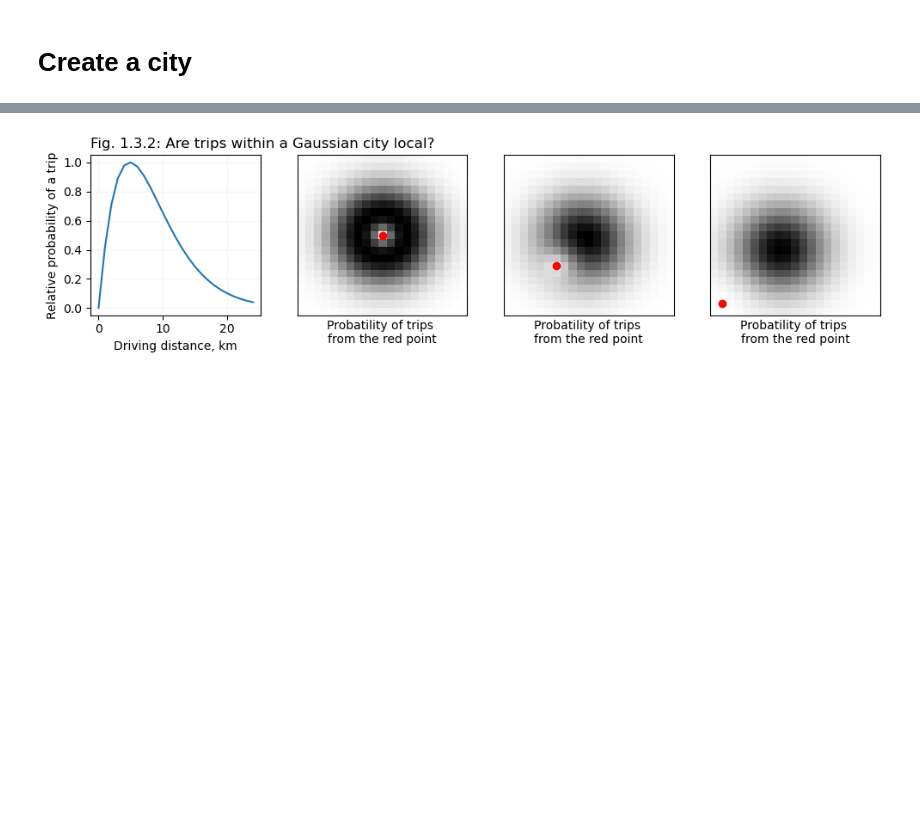
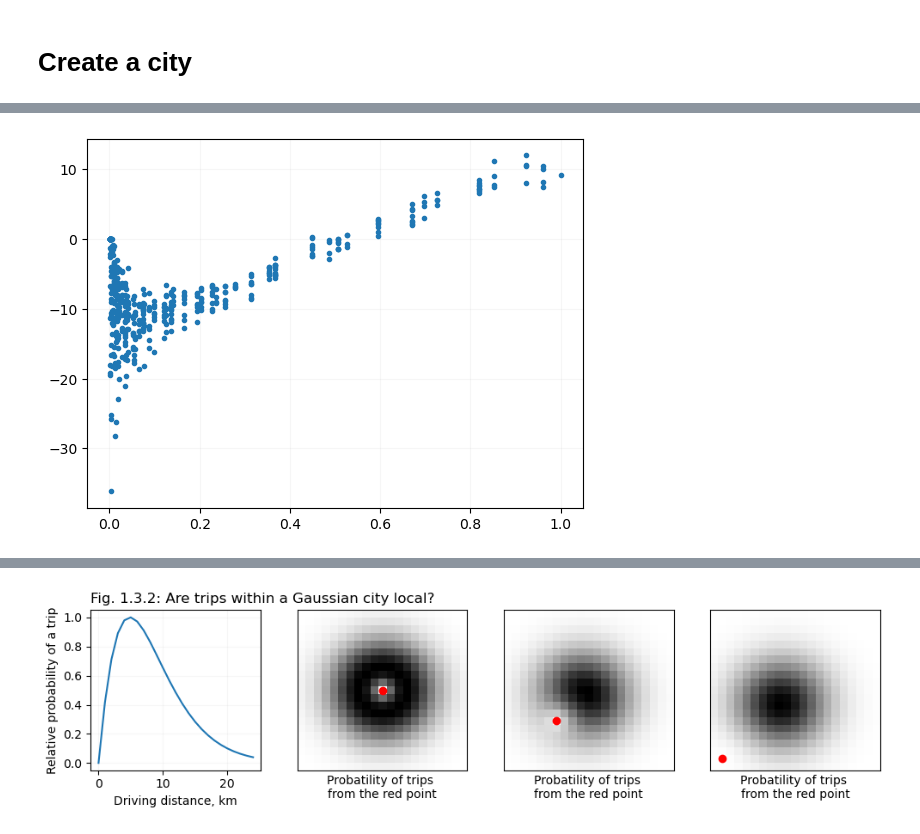
Before and after one commit to khakhalin/carsharing101, a Jupyter notebook: scripts/01natural_03city.ipynb, the cells around one changed output, grey strips where cells are left out. Drawn from its saved outputs; the diff is of its cells as text; code cells hidden in the pictures; blank space fills up the shorter version.

```diff
--- a/scripts/01natural_03city.ipynb
+++ b/scripts/01natural_03city.ipynb
@@ -38,3 +39,8 @@ city.visualize()
+# %%
+plt.plot(city.demand.flatten(), city.stats_cm2.flatten() / city.n_days, '.')
+plt.grid(alpha=0.1)
+# %% [output]
+[figure, added]
 # %%
 # Population density
 config = {
```
Also changed, not shown: parts of 5 cells of this notebook, 4 other files.
